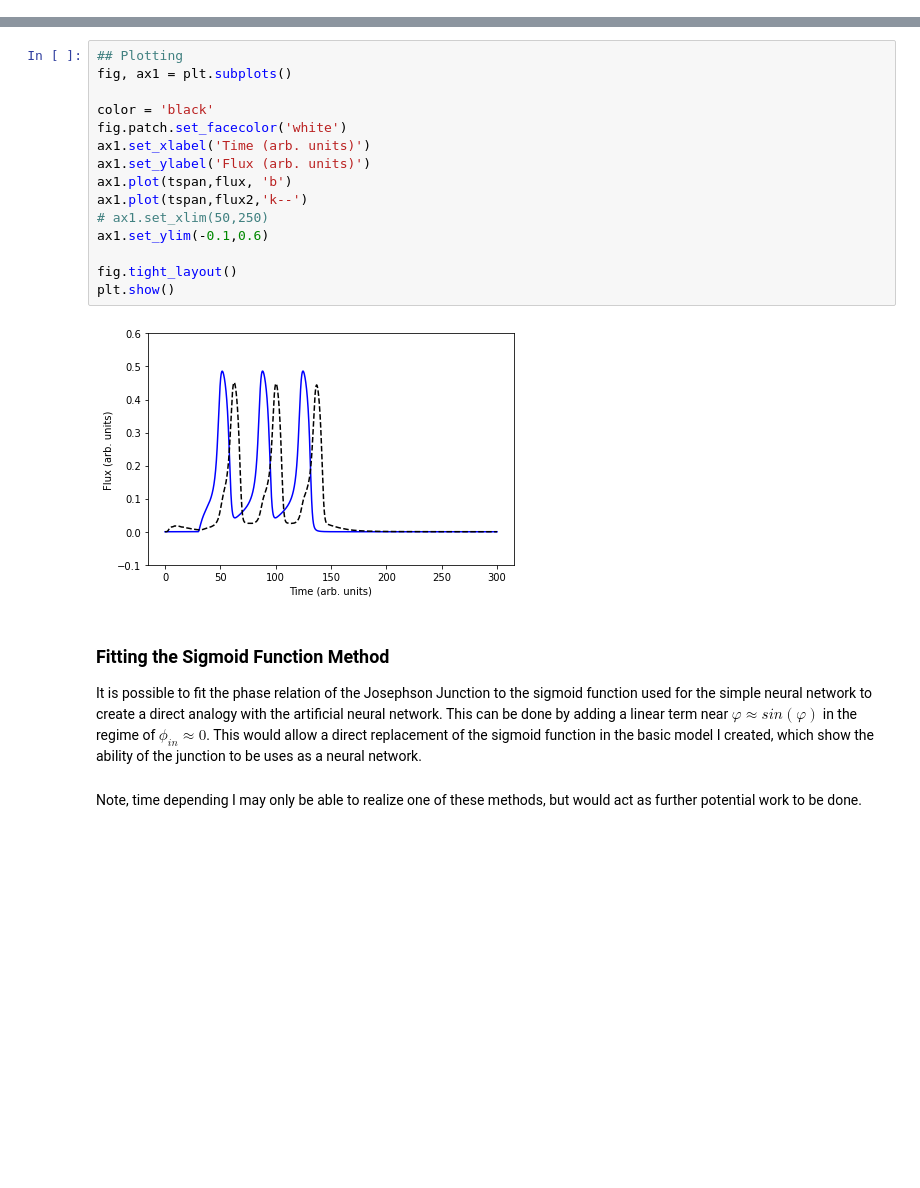
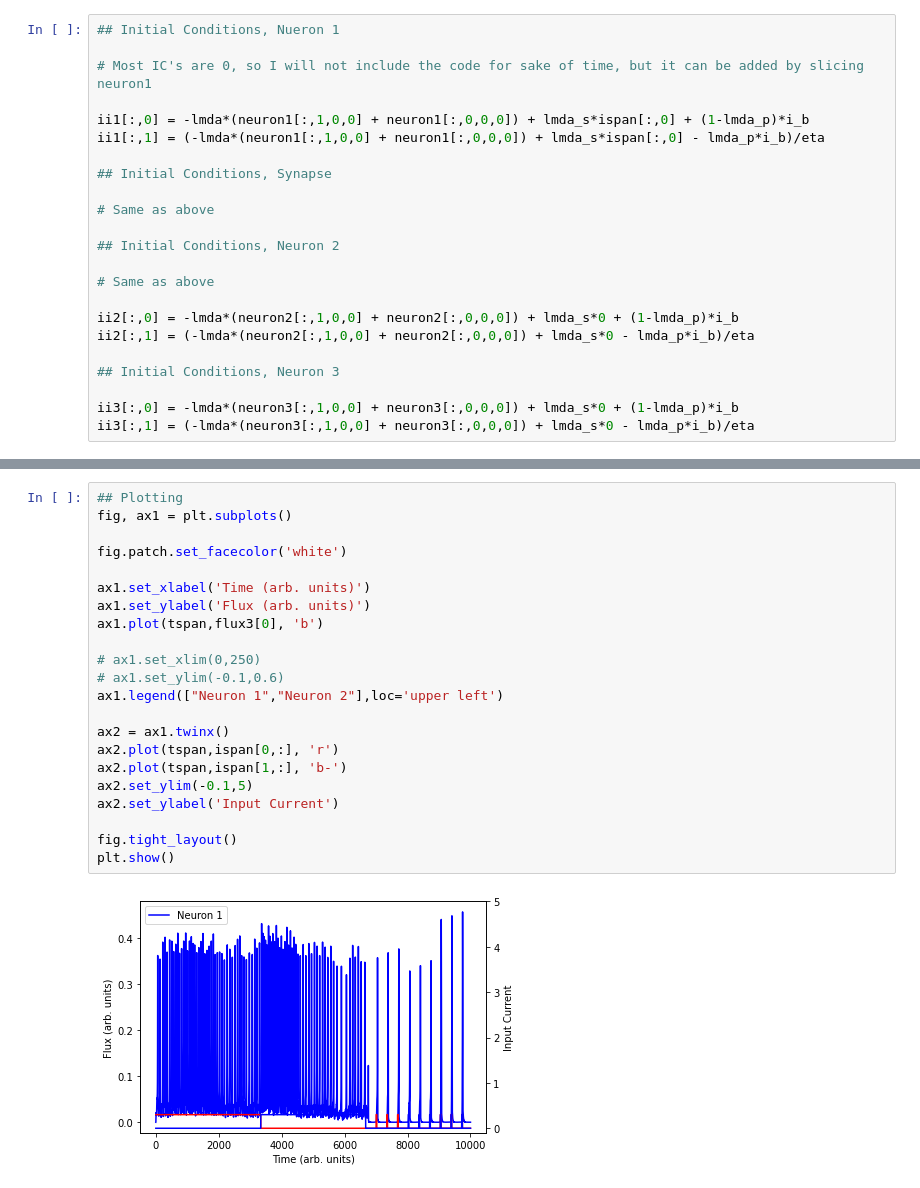
Before and after one commit to ubsuny/Josephson_Junction_Neuromorphic-Raspi4-, a Jupyter notebook: Neural Networking/Josephson Neural Network.ipynb, the cells around one changed output, grey strips where cells are left out. Cells and saved outputs as stored; diff of their text form; blank space fills up the shorter version.

Commit message:
preparing code for write up and finishing network attempt

```diff
--- a/Neural Networking/Josephson Neural Network.ipynb
+++ b/Neural Networking/Josephson Neural Network.ipynb
@@ -138,0 +107,23 @@ spikes = maxima[0].size
+# %%
+## Initial Conditions, Nueron 1
+
+# Most IC's are 0, so I will not include the code for sake of time, but it can be added by slicing neuron1
+
+ii1[:,0] = -lmda*(neuron1[:,1,0,0] + neuron1[:,0,0,0]) + lmda_s*ispan[:,0] + (1-lmda_p)*i_b
+ii1[:,1] = (-lmda*(neuron1[:,1,0,0] + neuron1[:,0,0,0]) + lmda_s*ispan[:,0] - lmda_p*i_b)/eta
+
+## Initial Conditions, Synapse
+
+# Same as above
+
+## Initial Conditions, Neuron 2
+
+# Same as above
+
+ii2[:,0] = -lmda*(neuron2[:,1,0,0] + neuron2[:,0,0,0]) + lmda_s*0 + (1-lmda_p)*i_b
+ii2[:,1] = (-lmda*(neuron2[:,1,0,0] + neuron2[:,0,0,0]) + lmda_s*0 - lmda_p*i_b)/eta
+
+## Initial Conditions, Neuron 3
+
+ii3[:,0] = -lmda*(neuron3[:,1,0,0] + neuron3[:,0,0,0]) + lmda_s*0 + (1-lmda_p)*i_b
+ii3[:,1] = (-lmda*(neuron3[:,1,0,0] + neuron3[:,0,0,0]) + lmda_s*0 - lmda_p*i_b)/eta
@@ -139,22 +200,24 @@ spikes = maxima[0].size
 # %%
 ## Plotting
 fig, ax1 = plt.subplots()
 
-color = 'black'
 fig.patch.set_facecolor('white')
+
 ax1.set_xlabel('Time (arb. units)')
 ax1.set_ylabel('Flux (arb. units)')
-ax1.plot(tspan,flux, 'b')
-ax1.plot(tspan,flux2,'k--')
-# ax1.set_xlim(50,250)
-ax1.set_ylim(-0.1,0.6)
+ax1.plot(tspan,flux3[0], 'b')
+
+# ax1.set_xlim(0,250)
+# ax1.set_ylim(-0.1,0.6)
+ax1.legend(["Neuron 1","Neuron 2"],loc='upper left')
+
+ax2 = ax1.twinx()
+ax2.plot(tspan,ispan[0,:], 'r')
+ax2.plot(tspan,ispan[1,:], 'b-')
+ax2.set_ylim(-0.1,5)
+ax2.set_ylabel('Input Current')
 
 fig.tight_layout()
 plt.show()
 # %% [output]
-[figure, old version]
+[figure, new version]
-# %% [markdown]
-### Fitting the Sigmoid Function Method
-It is possible to fit the phase relation of the Josephson Junction to the sigmoid function used for the simple neural network to create a direct analogy with the artificial neural network. This can be done by adding a linear term near $\varphi \approx sin(\varphi)$ in the regime of $\phi_{in} \approx 0$. This would allow a direct replacement of the sigmoid function in the basic model I created, which show the ability of the junction to be uses as a neural network.
-# %% [markdown]
-Note, time depending I may only be able to realize one of these methods, but would act as further potential work to be done.
```
Also changed, not shown: parts of 8 cells of this notebook, 4 other files.
